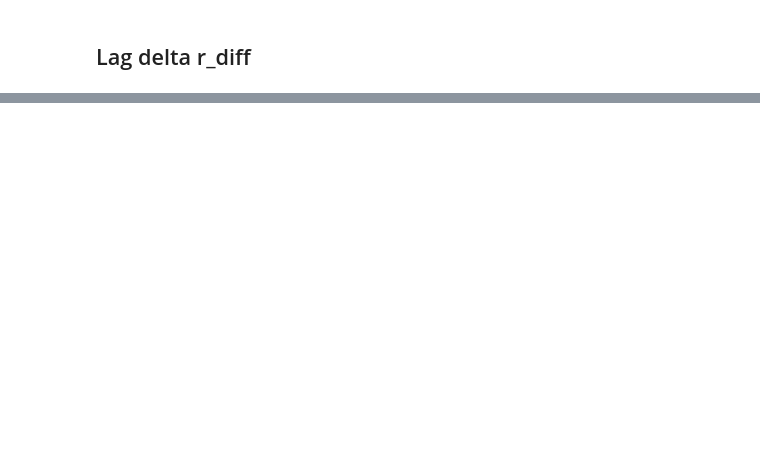
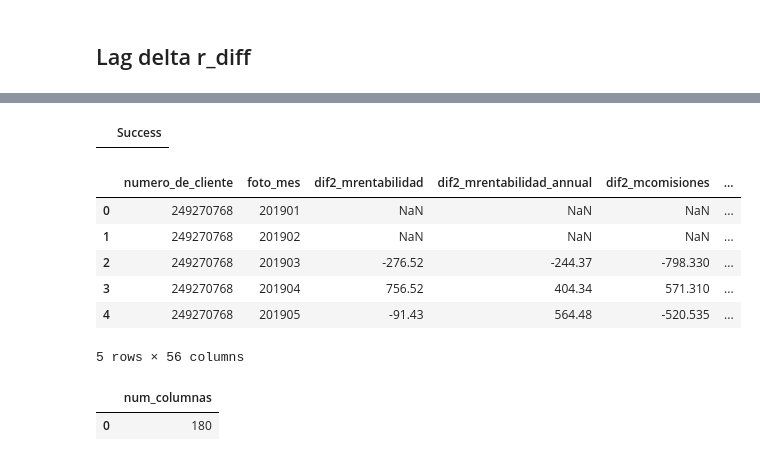
Before and after one commit to dmecoyfin/dmeyf2024, a Jupyter notebook: src/Competencia_3/Feature_Engineering_en_SQL_2.ipynb, the cells around one changed output, grey strips where cells are left out. Saved outputs shown, nothing was run; the diff lists cells and outputs as text; code cells hidden in the pictures; blank space fills up the shorter version.

```diff
--- a/src/Competencia_3/Feature_Engineering_en_SQL_2.ipynb
+++ b/src/Competencia_3/Feature_Engineering_en_SQL_2.ipynb
@@ -438,3 +414,37 @@ FROM pragma_table_info('competencia_03_DQ_ft');
+# %%
+%%sql
+CREATE OR REPLACE TABLE competencia_03_DQ_ft_2 AS
+SELECT
+    a.*, -- Todas las columnas originales de competencia_03_DQ_agrupacion_var
+    b.* EXCLUDE (numero_de_cliente, foto_mes) -- Las columnas de compe_3_lags_delta excepto las claves comunes
+FROM
+    competencia_03_DQ_agrupacion_var AS a
+JOIN
+    compe_3_lags_delta AS b
+ON
+    a.numero_de_cliente = b.numero_de_cliente
+    AND a.foto_mes = b.foto_mes;
+# %% [output]
+|  | Success |
+# %%
+%%sql
+select * from compe_3_lags_delta
+limit 5
+# %% [output]
+|  | numero_de_cliente | foto_mes | dif2_mrentabilidad | dif2_mrentabilidad_annual | dif2_mcomisiones | ... |
+| 0 | 249270768 | 201901 | NaN | NaN | NaN | ... |
+| 1 | 249270768 | 201902 | NaN | NaN | NaN | ... |
+| 2 | 249270768 | 201903 | -276.52 | -244.37 | -798.330 | ... |
+| 3 | 249270768 | 201904 | 756.52 | 404.34 | 571.310 | ... |
+| 4 | 249270768 | 201905 | -91.43 | 564.48 | -520.535 | ... |
+5 rows × 56 columns
+# %%
+%%sql
+SELECT COUNT(*) AS num_columnas
+FROM pragma_table_info('competencia_03_DQ_ft_2');
+# %% [output]
+|  | num_columnas |
+| 0 | 180 |
 # %%
 dataset_output= dataset_path + 'competencia_03_DQ_ft_2.parquet'
 # %%
```
Also changed, not shown: parts of 9 cells of this notebook, 3 other files.
